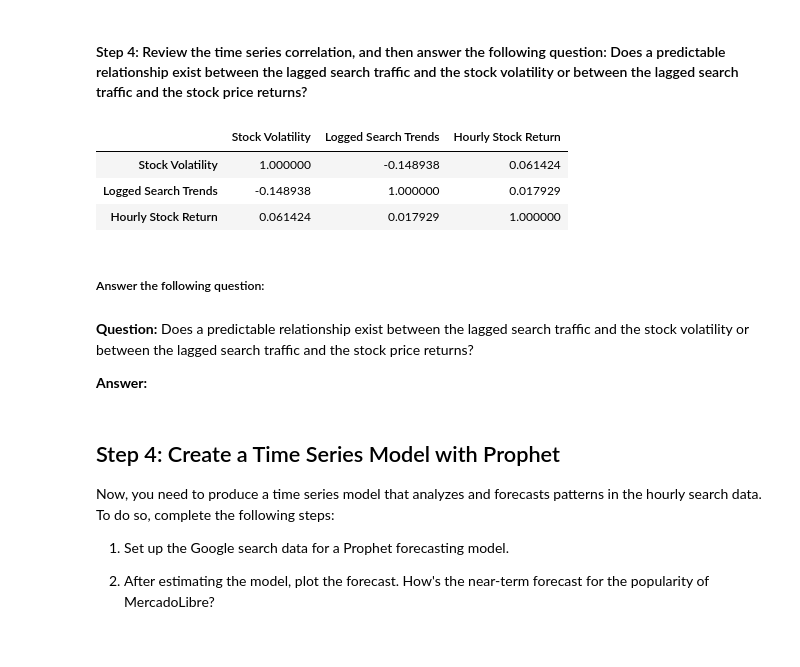
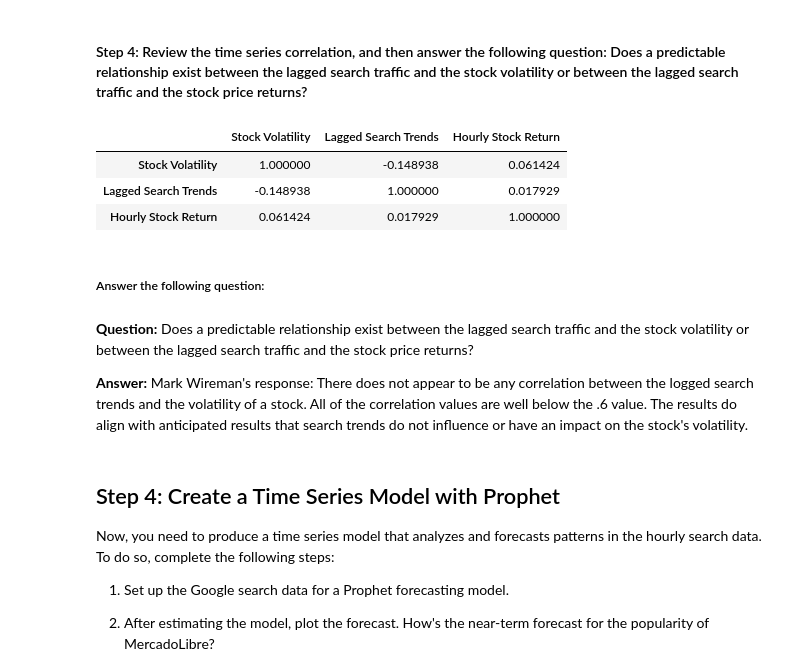
Before and after one commit to seccodingguy/prophet-challenge, a Jupyter notebook: forecasting_net_prophet.ipynb, the cells around one changed output. Cells and saved outputs as stored; diff of their text form; code cells hidden in the pictures; blank space fills up the shorter version.

```diff
--- a/forecasting_net_prophet.ipynb
+++ b/forecasting_net_prophet.ipynb
@@ -465,18 +468,18 @@ display(df_mercado_combined.tail())
 #### Step 4: Review the time series correlation, and then answer the following question: Does a predictable relationship exist between the lagged search traffic and the stock volatility or between the lagged search traffic and the stock price returns?
 # %%
 # Construct correlation table of Stock Volatility, Lagged Search Trends, and Hourly Stock Return
-df_mercado_combined[['Stock Volatility', 'Logged Search Trends', 'Hourly Stock Return']].corr()
+df_mercado_combined[['Stock Volatility', 'Lagged Search Trends', 'Hourly Stock Return']].corr()
 # %% [output]
-|  | Stock Volatility | Logged Search Trends | Hourly Stock Return |
+|  | Stock Volatility | Lagged Search Trends | Hourly Stock Return |
 | Stock Volatility | 1.000000 | -0.148938 | 0.061424 |
-| Logged Search Trends | -0.148938 | 1.000000 | 0.017929 |
+| Lagged Search Trends | -0.148938 | 1.000000 | 0.017929 |
 | Hourly Stock Return | 0.061424 | 0.017929 | 1.000000 |
 # %% [markdown]
 ##### Answer the following question:
 # %% [markdown]
 **Question:** Does a predictable relationship exist between the lagged search traffic and the stock volatility or between the lagged search traffic and the stock price returns?
 
-**Answer:**
+**Answer:** Mark Wireman's response: There does not appear to be any correlation between the logged search trends and the volatility of a stock. All of the correlation values are well below the .6 value. The results do align with anticipated results that search trends do not influence or have an impact on the stock's volatility.
 # %% [markdown]
 ## Step 4: Create a Time Series Model with Prophet
 
```
Also changed, not shown: parts of 15 cells of this notebook.
